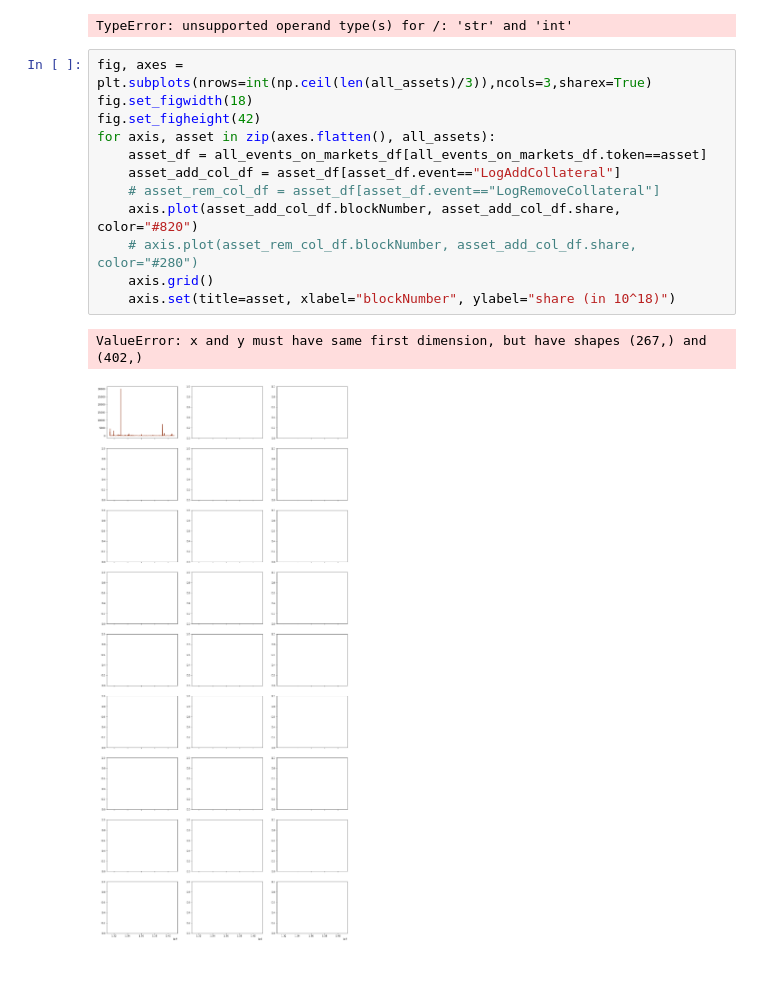
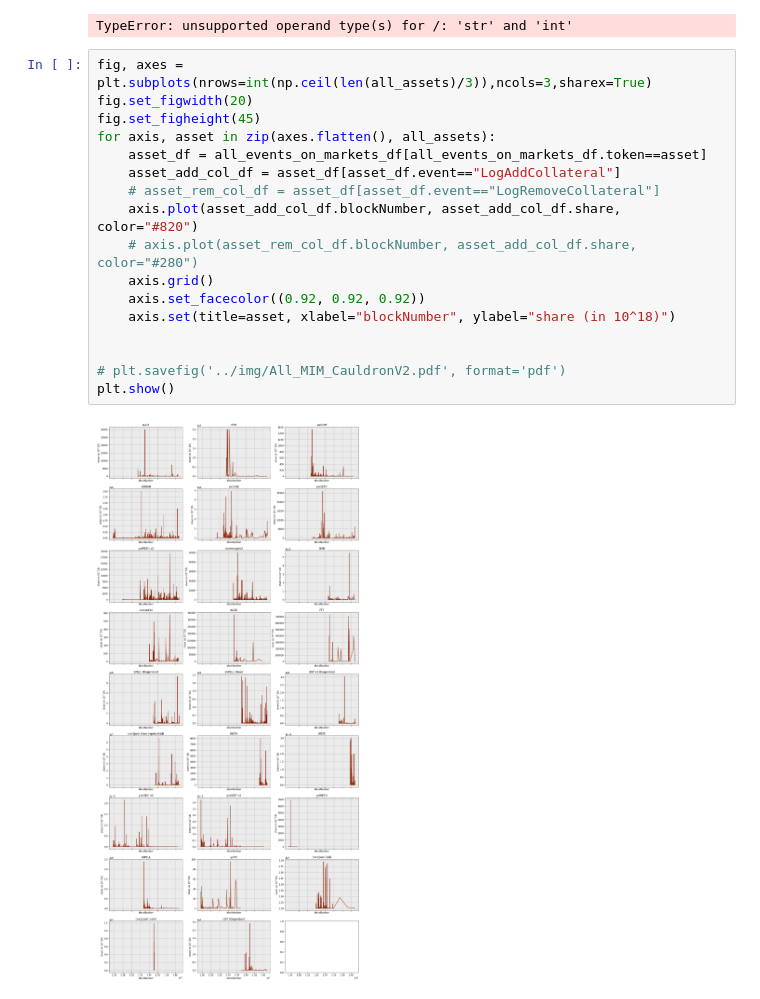
Before and after one commit to popcorndao/stablecoin-metrics, a Jupyter notebook: notebooks/Stablecoin_MIM_exposure.ipynb, the cells around one changed output. Drawn from its saved outputs; the diff is of its cells as text; blank space fills up the shorter version.

Commit message:
now the plots are prettified

```diff
--- a/notebooks/Stablecoin_MIM_exposure.ipynb
+++ b/notebooks/Stablecoin_MIM_exposure.ipynb
@@ -253,16 +253,20 @@ int(np.ceil(all_assets/3))
 TypeError: unsupported operand type(s) for /: 'str' and 'int'
 # %%
 fig, axes = plt.subplots(nrows=int(np.ceil(len(all_assets)/3)),ncols=3,sharex=True)
-fig.set_figwidth(18)
-fig.set_figheight(42)
+fig.set_figwidth(20)
+fig.set_figheight(45)
 for axis, asset in zip(axes.flatten(), all_assets):
     asset_df = all_events_on_markets_df[all_events_on_markets_df.token==asset]
     asset_add_col_df = asset_df[asset_df.event=="LogAddCollateral"]
     # asset_rem_col_df = asset_df[asset_df.event=="LogRemoveCollateral"]
     axis.plot(asset_add_col_df.blockNumber, asset_add_col_df.share, color="#820")
     # axis.plot(asset_rem_col_df.blockNumber, asset_add_col_df.share, color="#280")
     axis.grid()
+    axis.set_facecolor((0.92, 0.92, 0.92))
     axis.set(title=asset, xlabel="blockNumber", ylabel="share (in 10^18)")
+
+
+# plt.savefig('../img/All_MIM_CauldronV2.pdf', format='pdf')
+plt.show()
 # %% [output]
-ValueError: x and y must have same first dimension, but have shapes (267,) and (402,)
-[figure, old version]
+[figure, new version]
```
Also changed, not shown: parts of 1 cell of this notebook.
